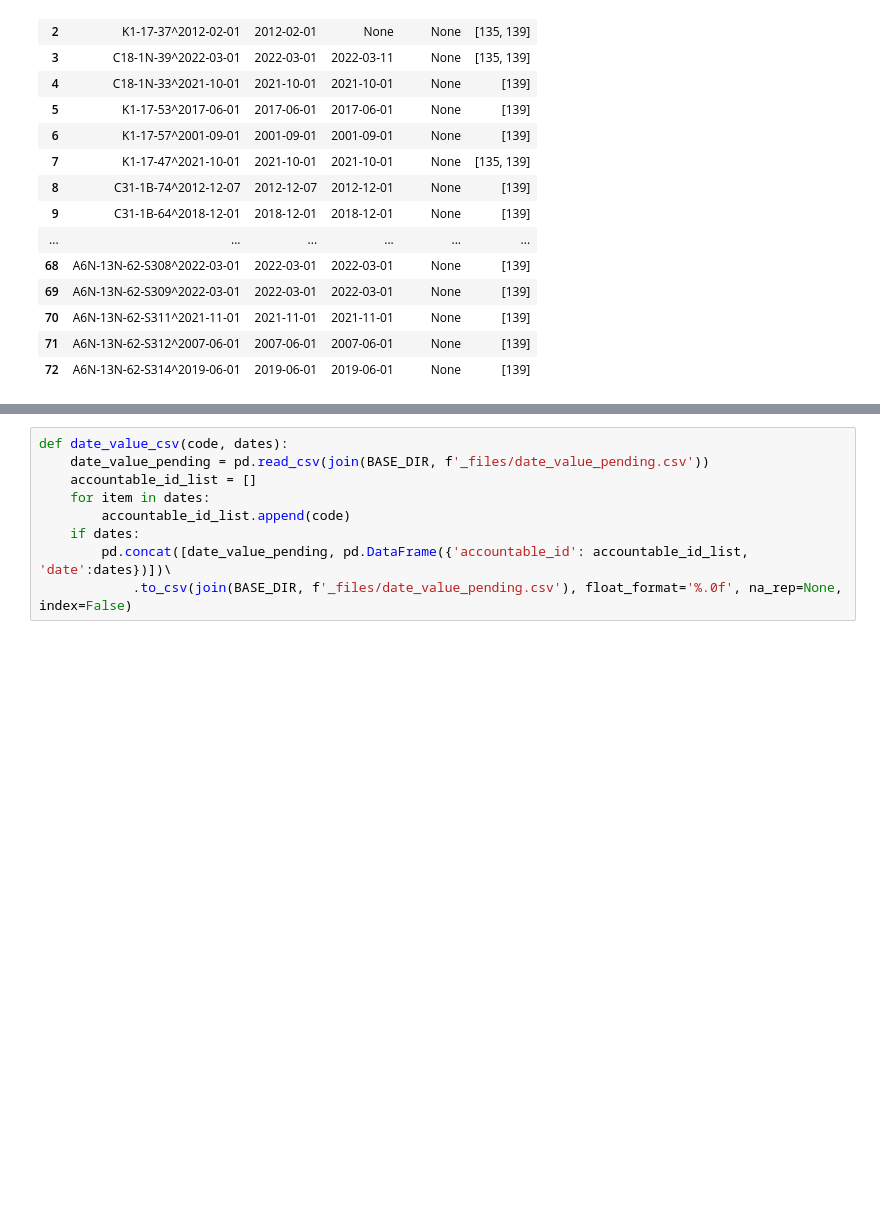
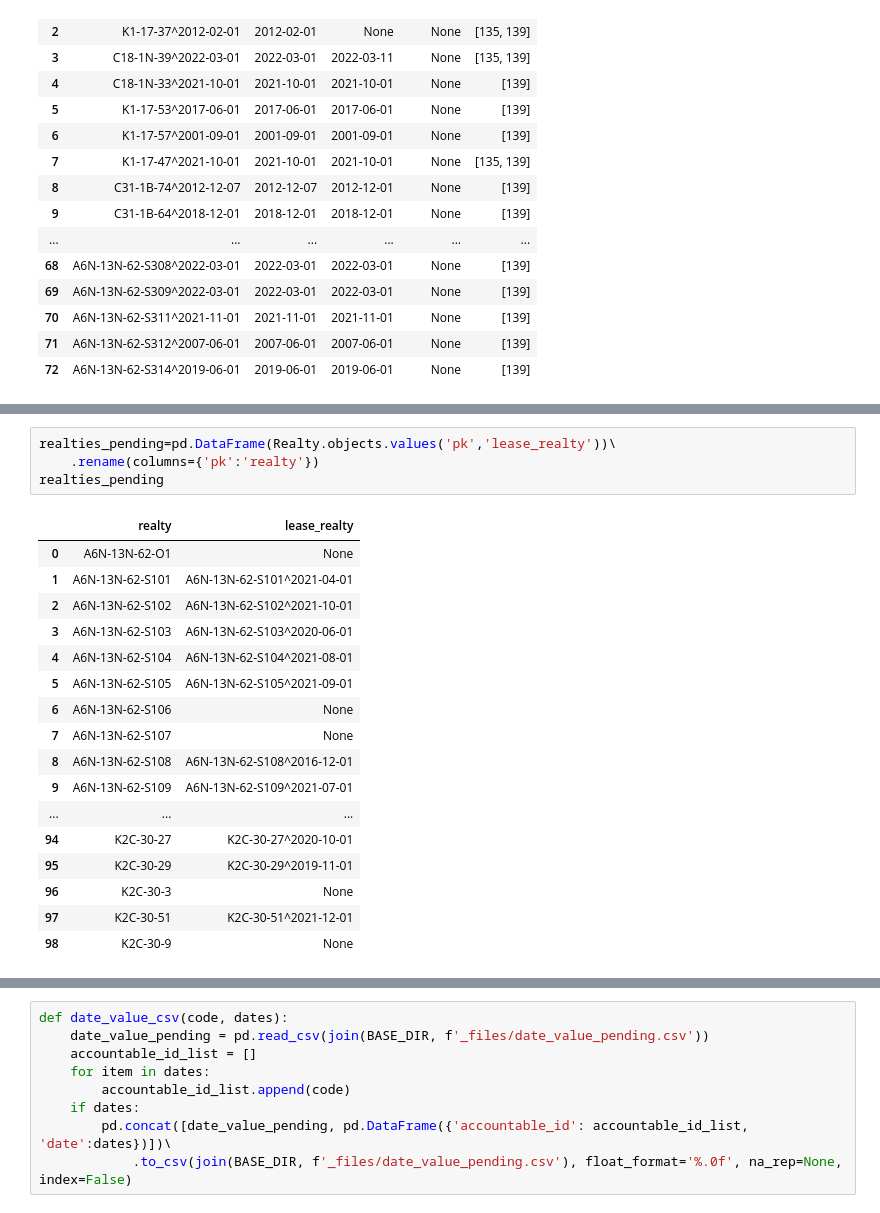
Before and after one commit to lcorkidi/adin_2022, a Jupyter notebook: scripts/Accountable Concepts.ipynb, the cells around one changed output, grey strips where cells are left out. Drawn from its saved outputs; the diff is of its cells as text; blank space fills up the shorter version.

```diff
--- a/scripts/Accountable Concepts.ipynb
+++ b/scripts/Accountable Concepts.ipynb
@@ -79,0 +165,22 @@ pending_dates
+# %%
+realties_pending=pd.DataFrame(Realty.objects.values('pk','lease_realty'))\
+    .rename(columns={'pk':'realty'})
+realties_pending
+# %% [output]
+|  | realty | lease_realty |
+| 0 | A6N-13N-62-O1 | None |
+| 1 | A6N-13N-62-S101 | A6N-13N-62-S101^2021-04-01 |
+| 2 | A6N-13N-62-S102 | A6N-13N-62-S102^2021-10-01 |
+| 3 | A6N-13N-62-S103 | A6N-13N-62-S103^2020-06-01 |
+| 4 | A6N-13N-62-S104 | A6N-13N-62-S104^2021-08-01 |
+| 5 | A6N-13N-62-S105 | A6N-13N-62-S105^2021-09-01 |
+| 6 | A6N-13N-62-S106 | None |
+| 7 | A6N-13N-62-S107 | None |
+| 8 | A6N-13N-62-S108 | A6N-13N-62-S108^2016-12-01 |
+| 9 | A6N-13N-62-S109 | A6N-13N-62-S109^2021-07-01 |
+| ... | ... | ... |
+| 94 | K2C-30-27 | K2C-30-27^2020-10-01 |
+| 95 | K2C-30-29 | K2C-30-29^2019-11-01 |
+| 96 | K2C-30-3 | None |
+| 97 | K2C-30-51 | K2C-30-51^2021-12-01 |
+| 98 | K2C-30-9 | None |
```
Also changed, not shown: parts of 10 cells of this notebook, 10 other files.
